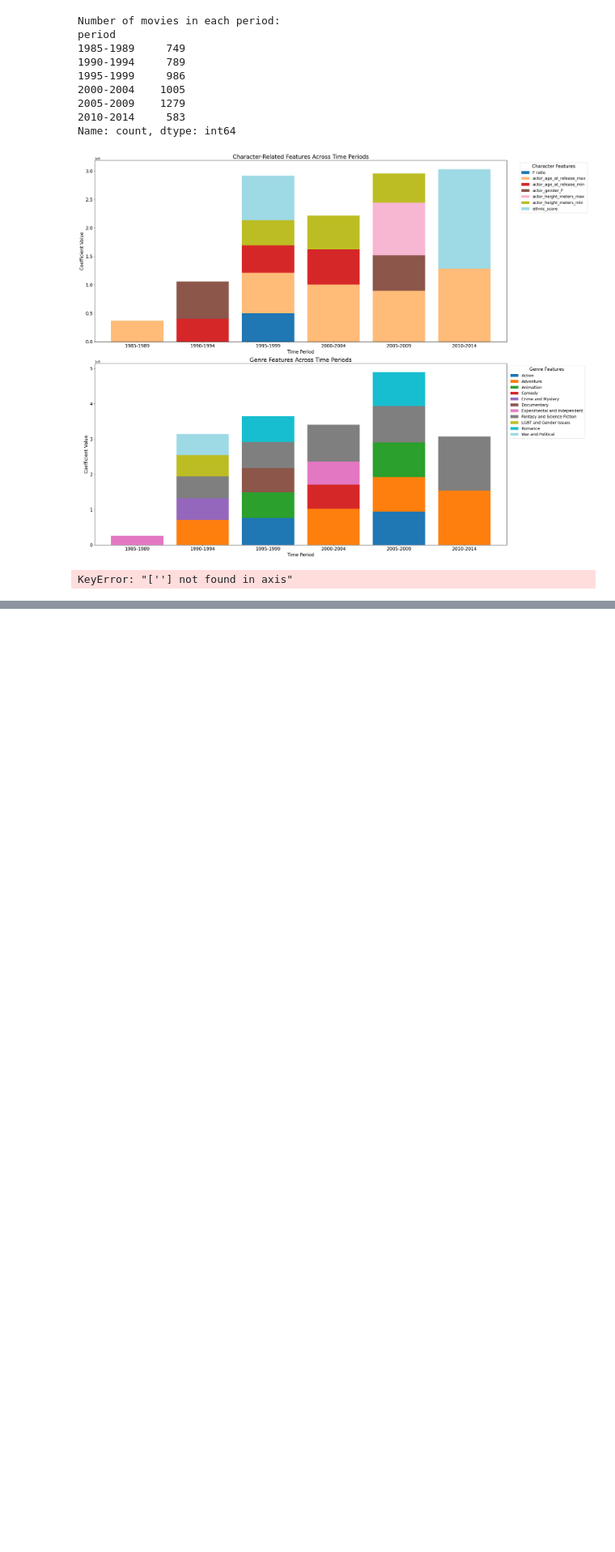
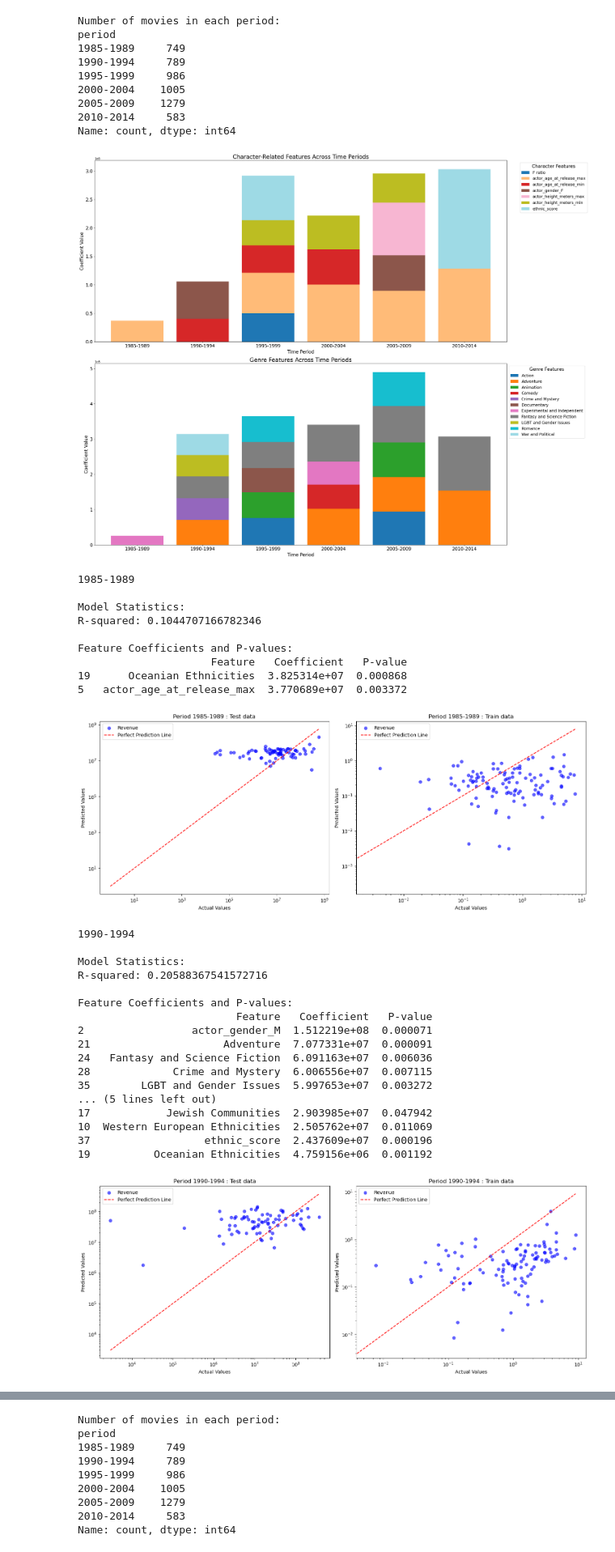
Before and after one commit to epfl-ada/ada-2024-project-insightmasters24, a Jupyter notebook: regression.ipynb, the cells around one changed output, grey strips where cells are left out. Shown at 81% size. Saved outputs shown, nothing was run; the diff lists cells and outputs as text; code cells hidden in the pictures; blank space fills up the shorter version.

```diff
--- a/regression.ipynb
+++ b/regression.ipynb
@@ -698,7 +695,7 @@ for period in valid_periods:
     period_data = df[df['period'] == period]
 
     # Split data
-    X = period_data.drop(["Movie box office revenue", "period", "Movie release date", ""], axis=1)
+    X = period_data.drop(["Movie box office revenue", "period", "Movie release date"], axis=1)
     y = period_data["Movie box office revenue"]
     xtrain, xtest, ytrain, ytest = train_test_split(X, y, test_size=0.1, random_state=42, shuffle=True)
 
@@ -753,31 +750,58 @@ for period in valid_periods:
     })
 
     ###Change code snippet because we dont sort by absolute value anymore
     coef_df['Abs_Coefficient'] = coef_df['Coefficient']
     coef_df = coef_df.sort_values('Abs_Coefficient', ascending=False)
     coef_df = coef_df.drop('Abs_Coefficient', axis=1)
 
     # Filter for p-value < 0.05 and display
     significant_features = coef_df[coef_df['P-value'] < 0.05]
     significant_features = significant_features[significant_features['Feature'] != 'const']
     # Inverse transform the coefficients to get them back to original scale
     # Corrected to use x_scaler for inverse transform
     significant_features['Coefficient'] = y_scaler.inverse_transform(significant_features['Coefficient'].values.reshape(-1, 1)).ravel()
     features_of_interest[period] = significant_features  # Store in dictionary
 
 
     # Display period information
     print(period)
     print("\nModel Statistics:")
     print("R-squared:", model_stats.rsquared)
     print("\nFeature Coefficients and P-values:")
     print(significant_features)
 
     plt.tight_layout()
     plt.show()
 
 # Print the number of movies in each period
 print("\nNumber of movies in each period:")
 print(period_counts[valid_periods])
 # %% [output]
-KeyError: "[''] not found in axis"
+1985-1989
+
+Model Statistics:
+R-squared: 0.1044707166782346
+
+Feature Coefficients and P-values:
+                     Feature   Coefficient   P-value
+19      Oceanian Ethnicities  3.825314e+07  0.000868
+5   actor_age_at_release_max  3.770689e+07  0.003372
+[figure, added]
+1990-1994
+
+Model Statistics:
+R-squared: 0.20588367541572716
+
+Feature Coefficients and P-values:
+                         Feature   Coefficient   P-value
+2                 actor_gender_M  1.512219e+08  0.000071
+21                     Adventure  7.077331e+07  0.000091
+24   Fantasy and Science Fiction  6.091163e+07  0.006036
+28             Crime and Mystery  6.006556e+07  0.007115
+35        LGBT and Gender Issues  5.997653e+07  0.003272
+... (5 lines left out)
+17            Jewish Communities  2.903985e+07  0.047942
+10  Western European Ethnicities  2.505762e+07  0.011069
+37                  ethnic_score  2.437609e+07  0.000196
+19          Oceanian Ethnicities  4.759156e+06  0.001192
+[figure, added]
@@ -783,0 +876,9 @@ KeyError: "[''] not found in axis"
+Number of movies in each period:
+period
+1985-1989     749
+1990-1994     789
+1995-1999     986
+2000-2004    1005
+2005-2009    1279
+2010-2014     583
+Name: count, dtype: int64
```
Also changed, not shown: parts of 6 cells of this notebook.
